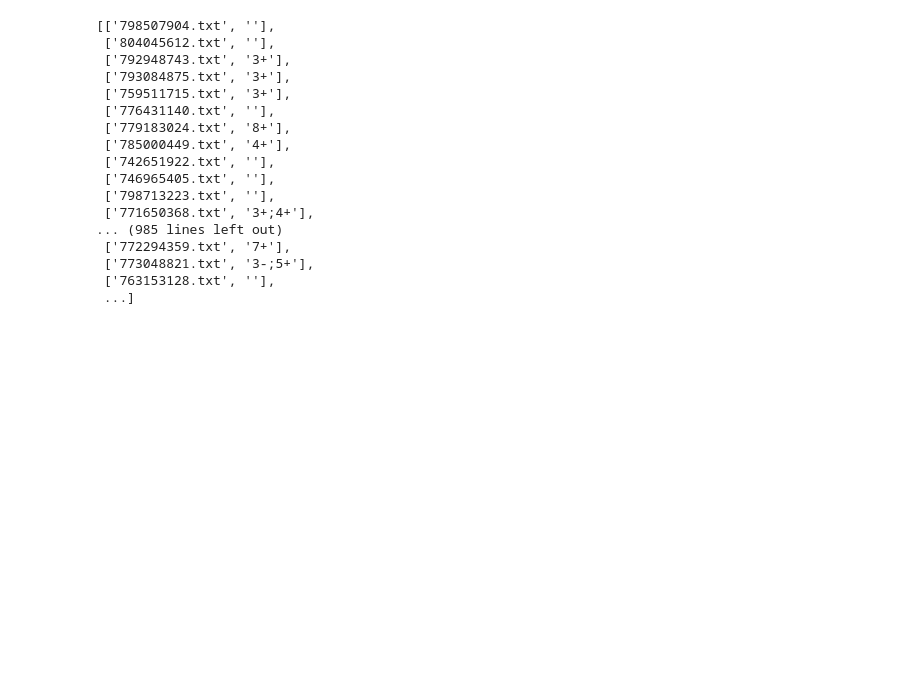
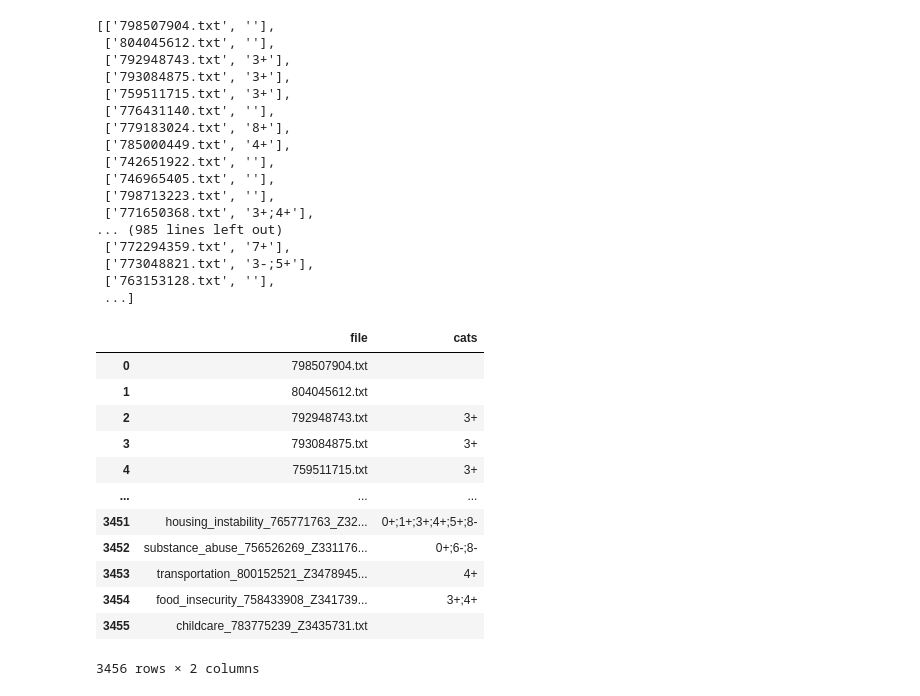
Before and after one commit to kevins4202/PURM-25, a Jupyter notebook: data/chop/Untitled.ipynb, the cells around one changed output. Saved outputs shown, nothing was run; the diff lists cells and outputs as text; code cells hidden in the pictures; blank space fills up the shorter version.

```diff
--- a/data/chop/Untitled.ipynb
+++ b/data/chop/Untitled.ipynb
@@ -57,0 +74,16 @@ data_i = data.set_index('file')
+# %%
+data
+# %% [output]
+|  | file | cats |
+| 0 | 798507904.txt |  |
+| 1 | 804045612.txt |  |
+| 2 | 792948743.txt | 3+ |
+| 3 | 793084875.txt | 3+ |
+| 4 | 759511715.txt | 3+ |
+| ... | ... | ... |
+| 3451 | housing_instability_765771763_Z32... | 0+;1+;3+;4+;5+;8- |
+| 3452 | substance_abuse_756526269_Z331176... | 0+;6-;8- |
+| 3453 | transportation_800152521_Z3478945... | 4+ |
+| 3454 | food_insecurity_758433908_Z341739... | 3+;4+ |
+| 3455 | childcare_783775239_Z3435731.txt |  |
+3456 rows × 2 columns
```
Also changed, not shown: parts of 6 cells of this notebook, 3 other files.
